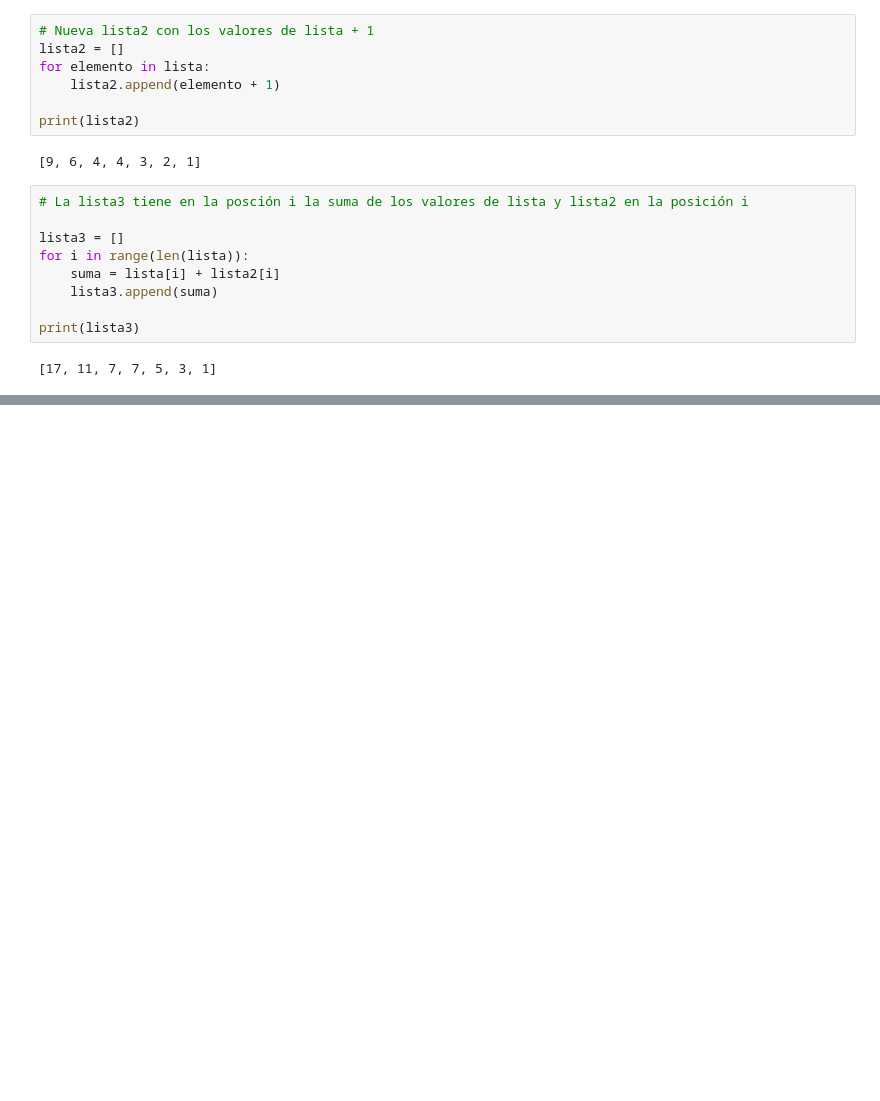
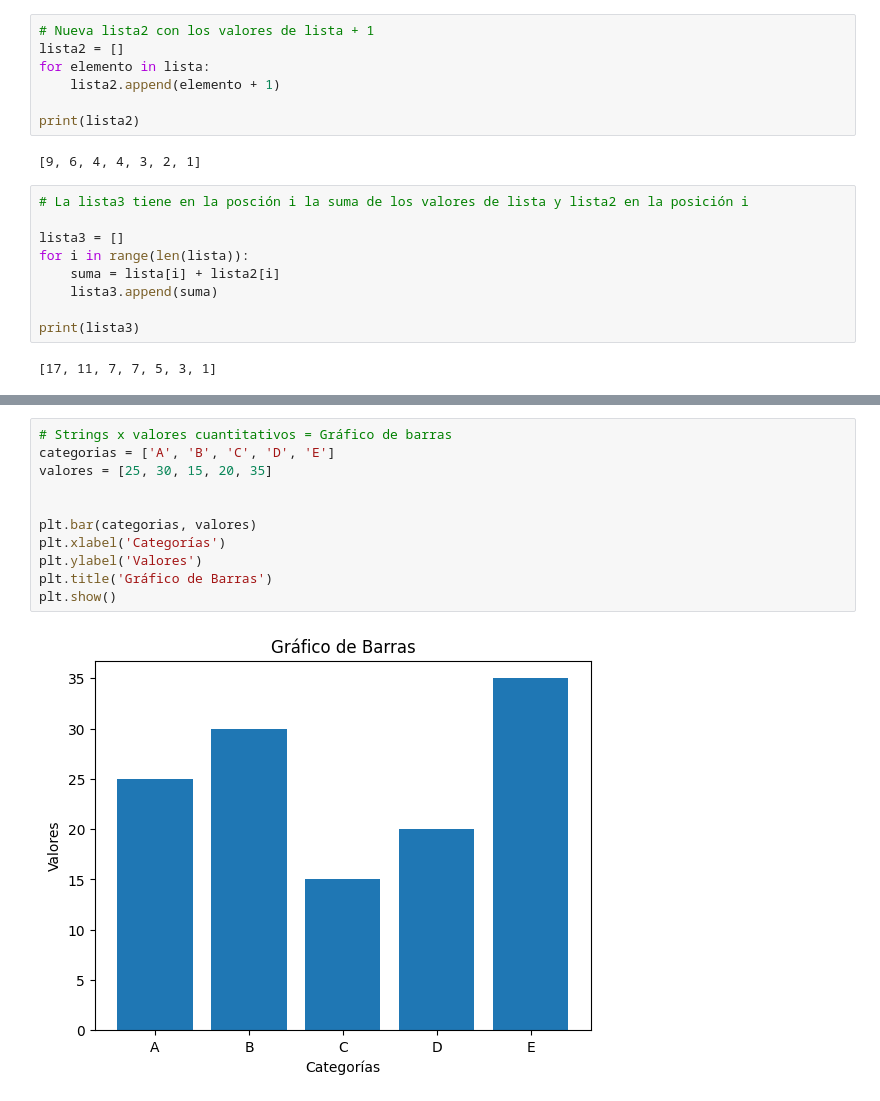
Before and after one commit to Slrosales/INT_A_LA_ING_DE_SISTEMAS, a Jupyter notebook: INTROUDUCCION_A_PYTHON.ipynb, the cells around one changed output, grey strips where cells are left out. Saved outputs shown, nothing was run; the diff lists cells and outputs as text; blank space fills up the shorter version.

```diff
--- a/INTROUDUCCION_A_PYTHON.ipynb
+++ b/INTROUDUCCION_A_PYTHON.ipynb
@@ -368,0 +617,13 @@ print(lista3)
+# %%
+# Strings x valores cuantitativos = Gráfico de barras
+categorias = ['A', 'B', 'C', 'D', 'E']
+valores = [25, 30, 15, 20, 35]
+
+
+plt.bar(categorias, valores)
+plt.xlabel('Categorías')
+plt.ylabel('Valores')
+plt.title('Gráfico de Barras')
+plt.show()
+# %% [output]
+[figure, added]
```
Also changed, not shown: parts of 77 cells of this notebook.
